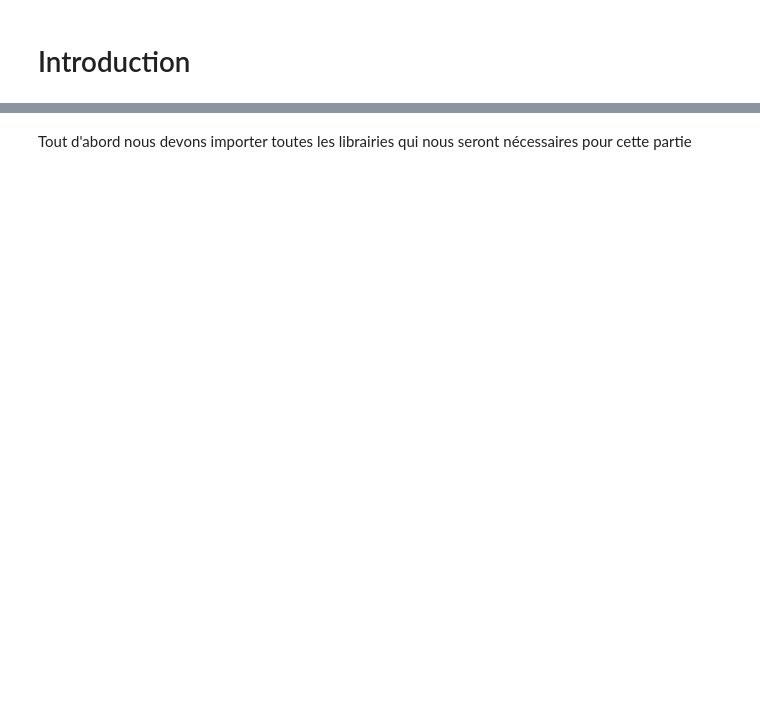
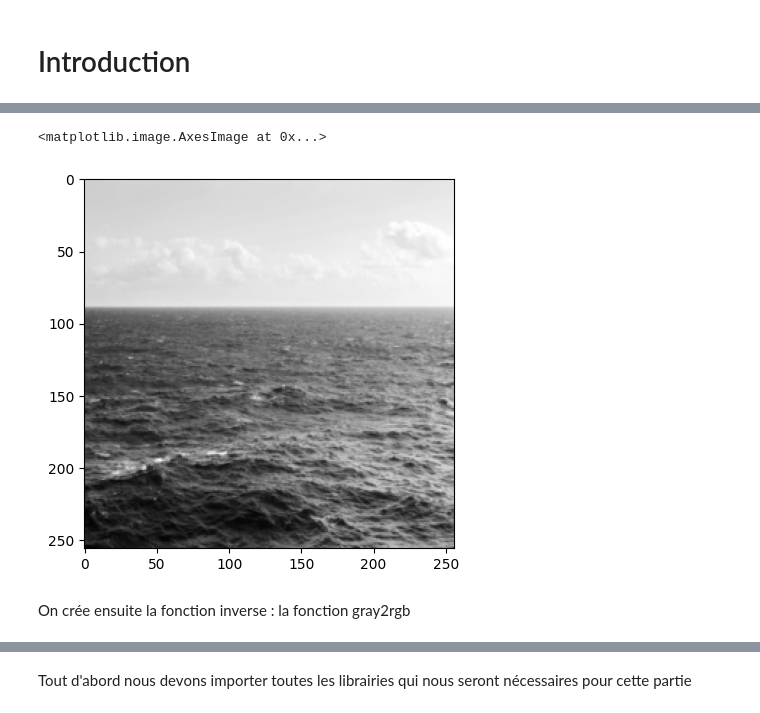
Before and after one commit to mathisrezai/PY-Image-Colorization, a Jupyter notebook: notebook/main.ipynb, the cells around one changed output, grey strips where cells are left out. Drawn from its saved outputs; the diff is of its cells as text; code cells hidden in the pictures; blank space fills up the shorter version.

```diff
--- a/notebook/main.ipynb
+++ b/notebook/main.ipynb
@@ -20,0 +63,8 @@ Conclusion
+# %%
+image_gray = color.rgb2gray(image_color)
+plt.imshow(image_gray, cmap = 'gray') # cmap = 'gray' force une échelle de gris pour empêcher la colormap viridis (mise par défaut) de mettre des fausses couleurs.
+# %% [output]
+<matplotlib.image.AxesImage at 0x...>
+[figure, added]
+# %% [markdown]
+On crée ensuite la fonction inverse : la fonction gray2rgb
```
Also changed, not shown: parts of 21 cells of this notebook.
